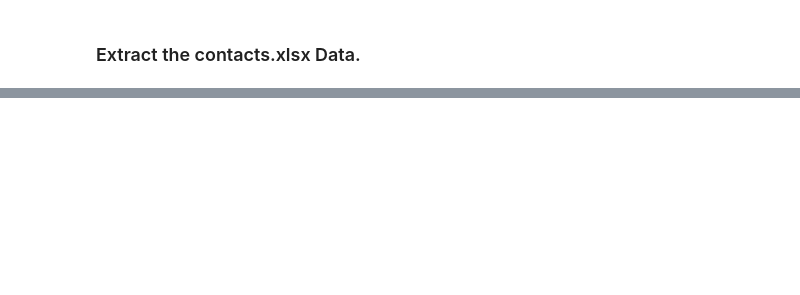
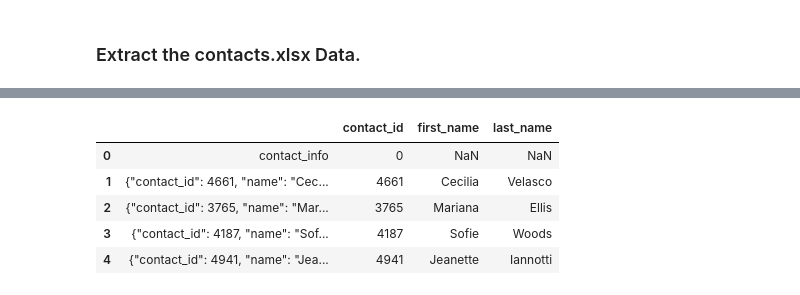
Before and after one commit to CRFitzgerald/Crowdfunding_ETL, a Jupyter notebook: ETL_Mini_Project_Starter_Code_CFitzgerald.ipynb, the cells around one changed output, grey strips where cells are left out. Cells and saved outputs as stored; diff of their text form; code cells hidden in the pictures; blank space fills up the shorter version.

```diff
--- a/ETL_Mini_Project_Starter_Code_CFitzgerald.ipynb
+++ b/ETL_Mini_Project_Starter_Code_CFitzgerald.ipynb
@@ -303,0 +306,4 @@ print(dict_values)
+# %%
+# Extract the four-digit contact ID number.
+contact_info_df_copy["contact_id"] = contact_info_df_copy['   '].str.extract(r'(\d{4})')
+contact_info_df_copy.head()
@@ -312,0 +364,12 @@ print(dict_values)
+# %%
+# Extract the last name of the contact and add it to a new column.
+contact_info_df_copy["last_name"] = contact_info_df_copy['   '].str.extract(r'\s([A-Z][a-z]+)')
+
+contact_info_df_copy.head()
+# %% [output]
+|  |  | contact_id | first_name | last_name |
+| 0 | contact_info | 0 | NaN | NaN |
+| 1 | {"contact_id": 4661, "name": "Cec... | 4661 | Cecilia | Velasco |
+| 2 | {"contact_id": 3765, "name": "Mar... | 3765 | Mariana | Ellis |
+| 3 | {"contact_id": 4187, "name": "Sof... | 4187 | Sofie | Woods |
+| 4 | {"contact_id": 4941, "name": "Jea... | 4941 | Jeanette | Iannotti |
```
Also changed, not shown: parts of 29 cells of this notebook, 1 other file.
